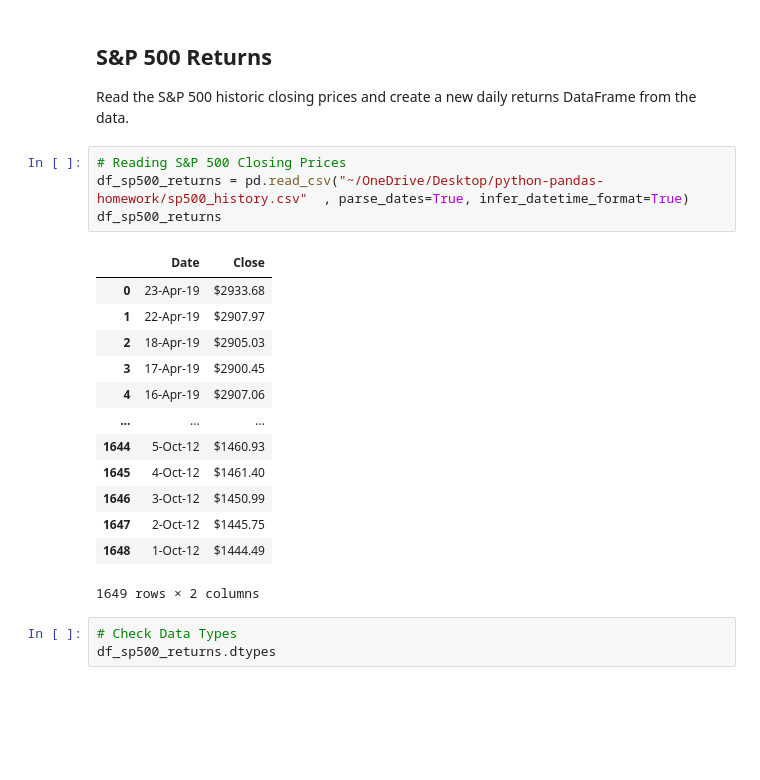
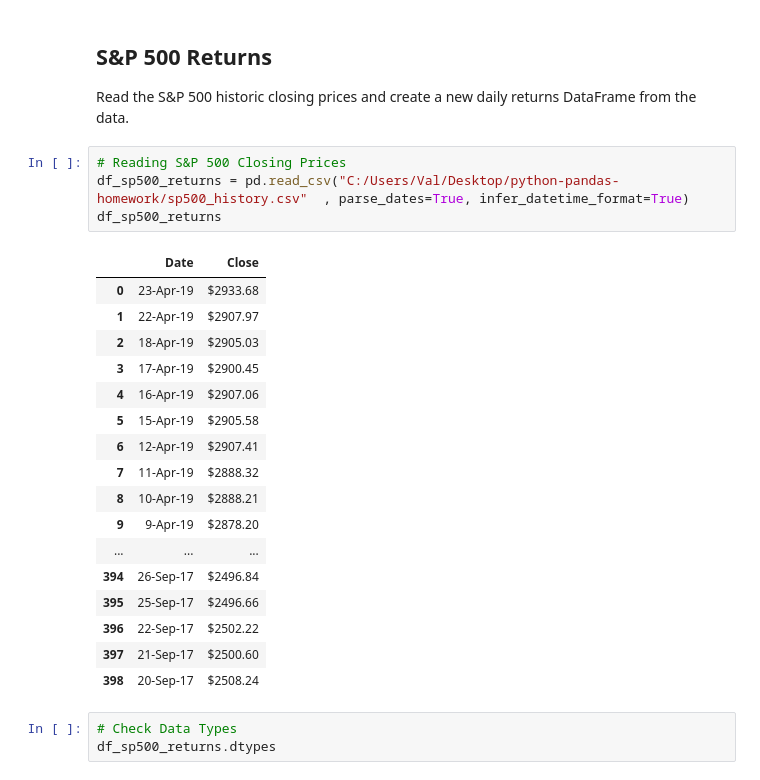
Before and after one commit to vdshulyak/python-pandas, a Jupyter notebook: whale_analysis.ipynb, the cells around one changed output. Drawn from its saved outputs; the diff is of its cells as text; blank space fills up the shorter version.

```diff
--- a/whale_analysis.ipynb
+++ b/whale_analysis.ipynb
@@ -90,22 +94,26 @@ df_algo_returns
 Read the S&P 500 historic closing prices and create a new daily returns DataFrame from the data.
 # %%
 # Reading S&P 500 Closing Prices
-df_sp500_returns = pd.read_csv("~/OneDrive/Desktop/python-pandas-homework/sp500_history.csv"  , parse_dates=True, infer_datetime_format=True)
+df_sp500_returns = pd.read_csv("C:/Users/Val/Desktop/python-pandas-homework/sp500_history.csv"  , parse_dates=True, infer_datetime_format=True)
 df_sp500_returns
 # %% [output]
 |  | Date | Close |
 | 0 | 23-Apr-19 | $2933.68 |
 | 1 | 22-Apr-19 | $2907.97 |
 | 2 | 18-Apr-19 | $2905.03 |
 | 3 | 17-Apr-19 | $2900.45 |
 | 4 | 16-Apr-19 | $2907.06 |
+| 5 | 15-Apr-19 | $2905.58 |
+| 6 | 12-Apr-19 | $2907.41 |
+| 7 | 11-Apr-19 | $2888.32 |
+| 8 | 10-Apr-19 | $2888.21 |
+| 9 | 9-Apr-19 | $2878.20 |
 | ... | ... | ... |
-| 1644 | 5-Oct-12 | $1460.93 |
-| 1645 | 4-Oct-12 | $1461.40 |
-| 1646 | 3-Oct-12 | $1450.99 |
-| 1647 | 2-Oct-12 | $1445.75 |
-| 1648 | 1-Oct-12 | $1444.49 |
+| 394 | 26-Sep-17 | $2496.84 |
+| 395 | 25-Sep-17 | $2496.66 |
+| 396 | 22-Sep-17 | $2502.22 |
+| 397 | 21-Sep-17 | $2500.60 |
+| 398 | 20-Sep-17 | $2508.24 |
-1649 rows × 2 columns
 # %%
 # Check Data Types
 df_sp500_returns.dtypes
```
Also changed, not shown: parts of 35 cells of this notebook.
